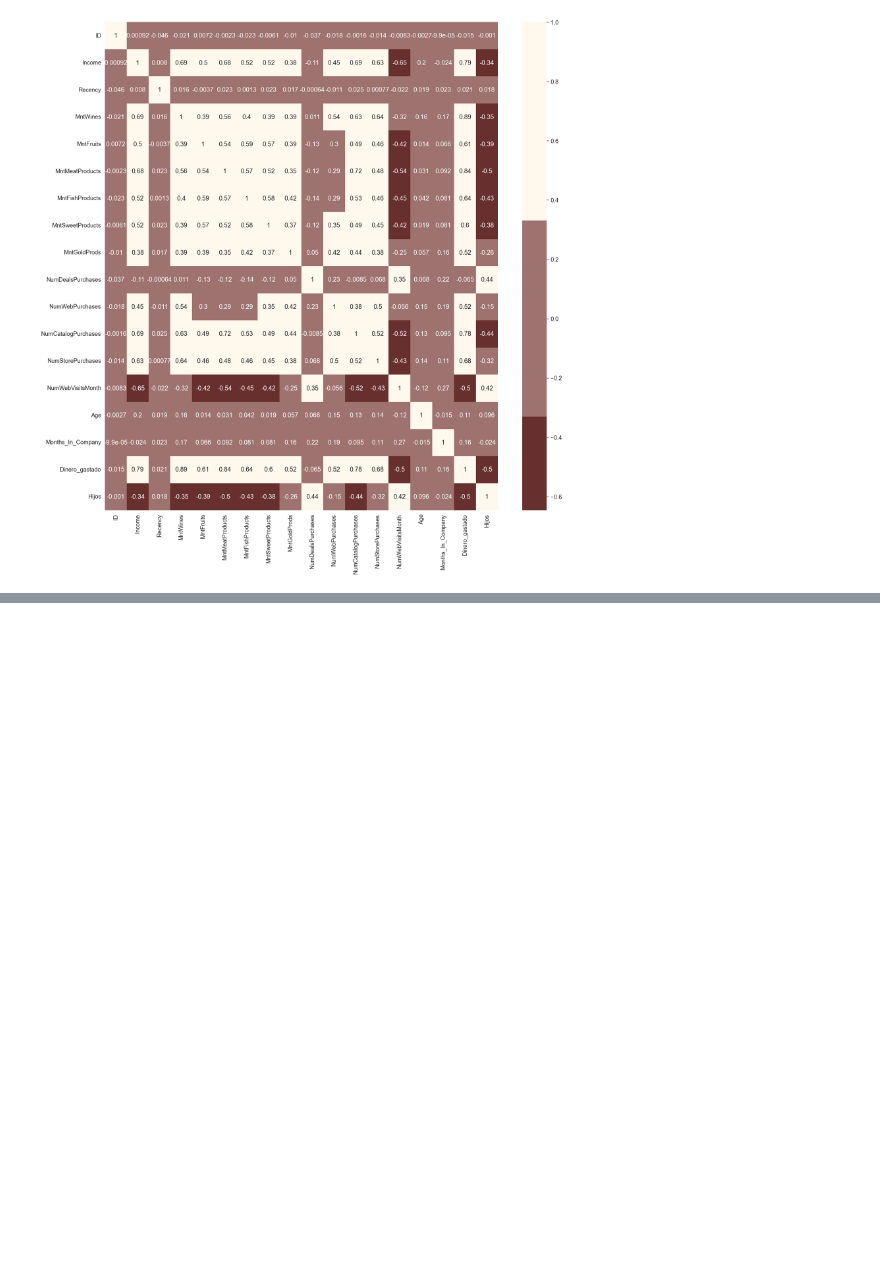
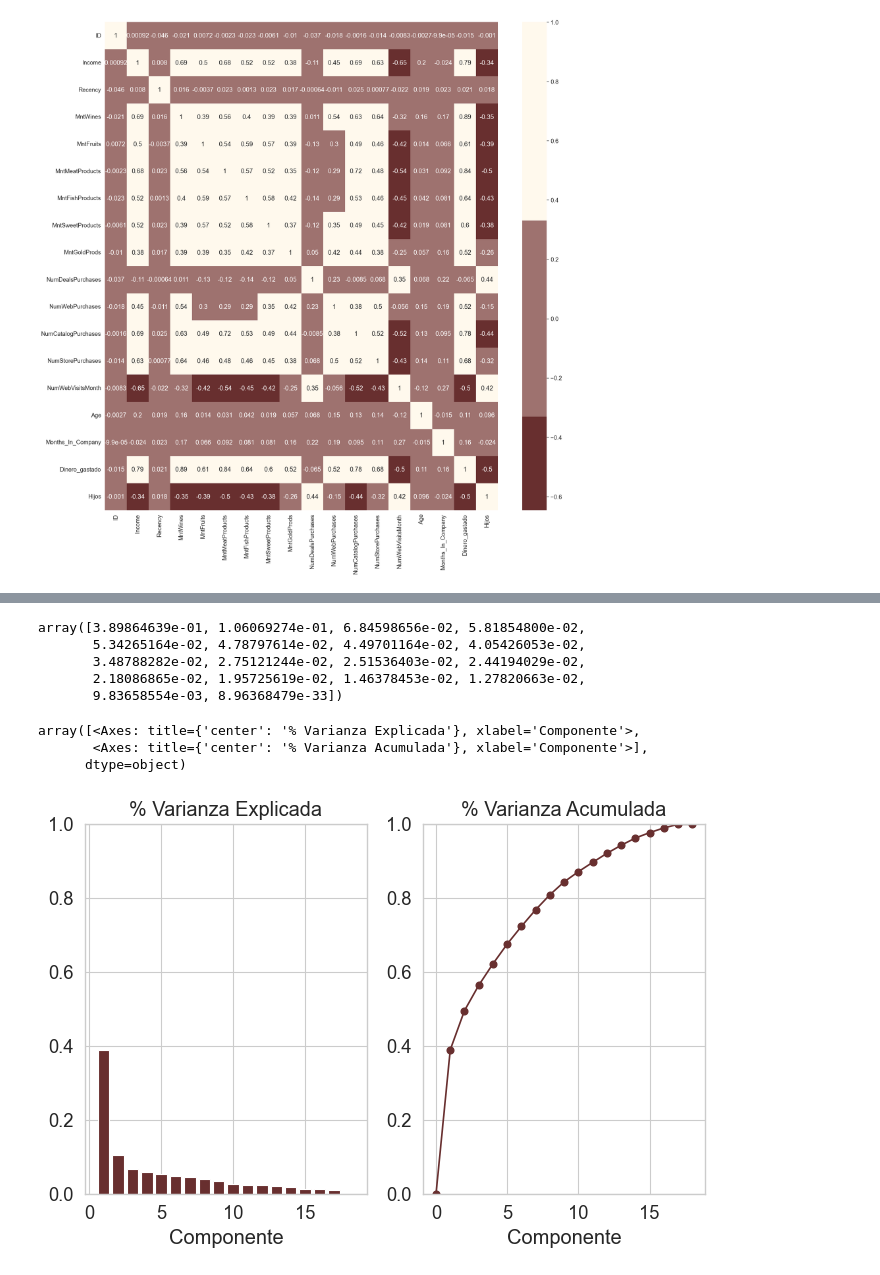
Before and after one commit to SebastianGomez/Final_AprendizajeNoSupervisado-, a Jupyter notebook: trabajo_final.ipynb, the cells around one changed output, grey strips where cells are left out. Cells and saved outputs as stored; diff of their text form; code cells hidden in the pictures; blank space fills up the shorter version.

```diff
--- a/trabajo_final.ipynb
+++ b/trabajo_final.ipynb
@@ -266,0 +287,9 @@ NameError: name 'colors' is not defined
+# %%
+#PCA
+pca = PCA()
+X_pca = pca.fit_transform(df_num)
+
+#convertimos los datos a un dataframe
+component_names = [f"PC{i+1}" for i in range(X_pca.shape[1])]
+X_pca = pd.DataFrame(X_pca,columns=component_names)
+X_pca.head()
@@ -266,0 +303,37 @@ NameError: name 'colors' is not defined
+# %%
+pca.explained_variance_ratio_
+# %% [output]
+array([3.89864639e-01, 1.06069274e-01, 6.84598656e-02, 5.81854800e-02,
+       5.34265164e-02, 4.78797614e-02, 4.49701164e-02, 4.05426053e-02,
+       3.48788282e-02, 2.75121244e-02, 2.51536403e-02, 2.44194029e-02,
+       2.18086865e-02, 1.95725619e-02, 1.46378453e-02, 1.27820663e-02,
+       9.83658554e-03, 8.96368479e-33])
+# %%
+def plot_variance(pca, width=8, dpi=100):
+    # Creo la grafica
+    fig, axs = plt.subplots(1, 2)
+    n = pca.n_components_
+    grid = np.arange(1, n + 1)
+
+    evr = pca.explained_variance_ratio_
+    axs[0].bar(grid, evr)
+    axs[0].set(
+        xlabel="Componente", title="% Varianza Explicada", ylim=(0.0, 1.0)
+    )
+
+    cv = np.cumsum(evr)
+    axs[1].plot(np.r_[0, grid], np.r_[0, cv], "o-")
+    axs[1].set(
+        xlabel="Componente", title="% Varianza Acumulada", ylim=(0.0, 1.0)
+    )
+
+    fig.set(figwidth=8, dpi=100)
+    return axs
+
+
+plot_variance(pca)
+# %% [output]
+array([<Axes: title={'center': '% Varianza Explicada'}, xlabel='Componente'>,
+       <Axes: title={'center': '% Varianza Acumulada'}, xlabel='Componente'>],
+      dtype=object)
+[figure, added]
```
Also changed, not shown: parts of 19 cells of this notebook.
